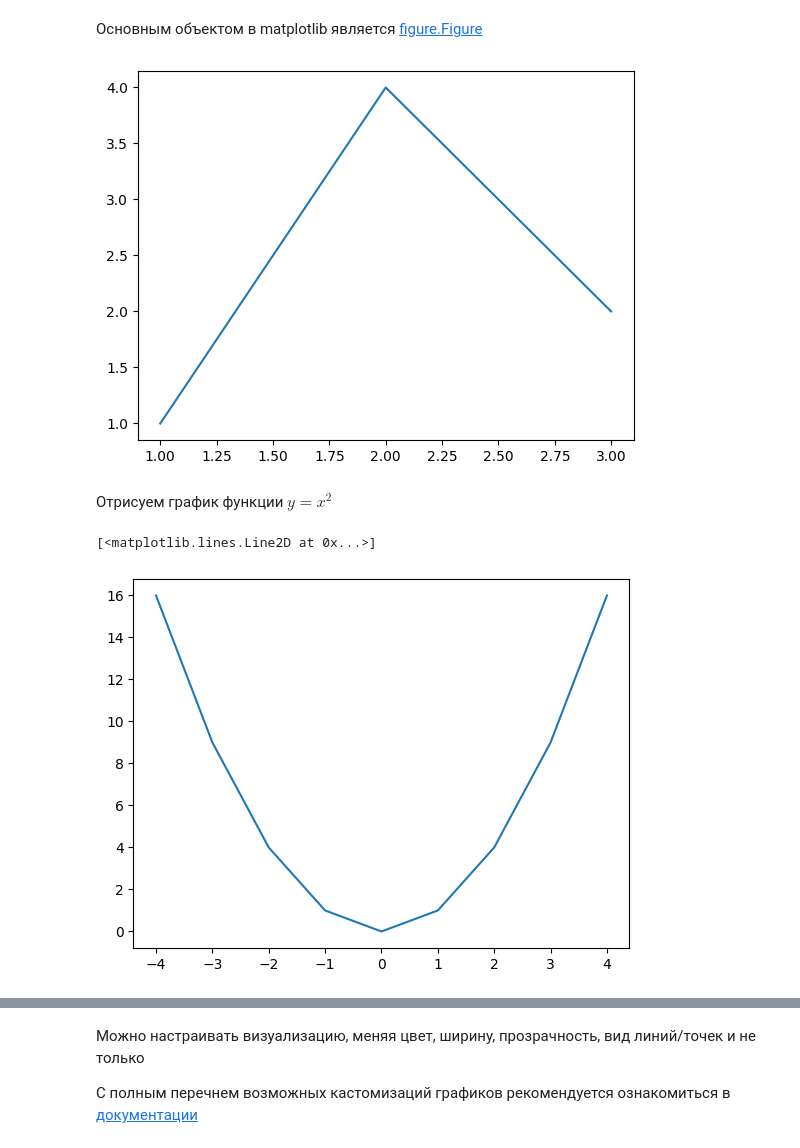
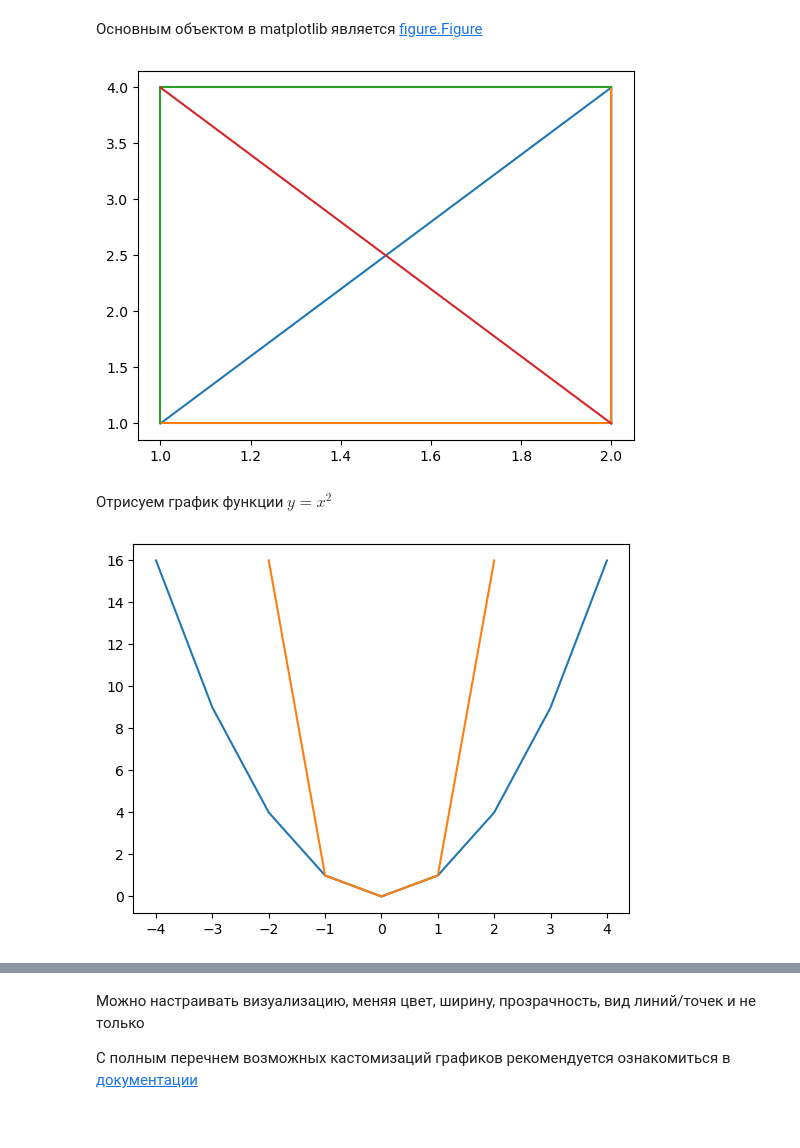
Before and after one commit to Kabanya/ml_and_risk_management, a Jupyter notebook: Lesson_01_Intro_Linear_Regression.ipynb, the cells around one changed output, grey strips where cells are left out. Drawn from its saved outputs; the diff is of its cells as text; code cells hidden in the pictures.

```diff
--- a/Lesson_01_Intro_Linear_Regression.ipynb
+++ b/Lesson_01_Intro_Linear_Regression.ipynb
@@ -41,31 +41,38 @@ import matplotlib.pyplot as plt
 # %%
 # функция subplots создает и возвращает Figure и необходимое количество осей (по умолчанию одну)
 fig, ax = plt.subplots()
 
 # метод .plot() принимает массив координат x и массив координат y и рисует линии между точками
-ax.plot([1,2,3], [1,4,2])
-
+ax.plot([1,2,2], [1,4,1])
+ax.plot([1,2,2], [1,1,4])
+ax.plot([1,1,2], [1,4,4])
+ax.plot([1, 2] , [4, 1] )
 # функция .show() рисует получившийся график
 plt.show()
 # %% [output]
-[figure, old version]
+[figure, new version]
 # %% [markdown]
 Отрисуем график функции $y = x^2$
 # %%
 # создадим функцию, возвращающую квадрат числа
 def x2(x): return x*x
+def x4(x): return x*x*x*x
 
 # Обозначим иксы в промежутке от -4 до 4
 xs = list(range(-4, 5))
+xs2 = list(range(-2, 3))
 
 # рассчитаем значения y
 ys = [ x2(x) for x in xs ]
+ys2 = [ x4(x) for x in xs2 ]
 
 # отрисовывать можно и просто вызвав функцию plot
 plt.plot(xs, ys)
+plt.plot(xs2, ys2)
+
+plt.show()
 # %% [output]
-[<matplotlib.lines.Line2D at 0x...>]
-[figure, old version]
+[figure, new version]
 # %%
 # вместо линий можно рисовать точки
 plt.scatter(xs, ys)
```
Also changed, not shown: parts of 90 cells of this notebook, 2 other files.
